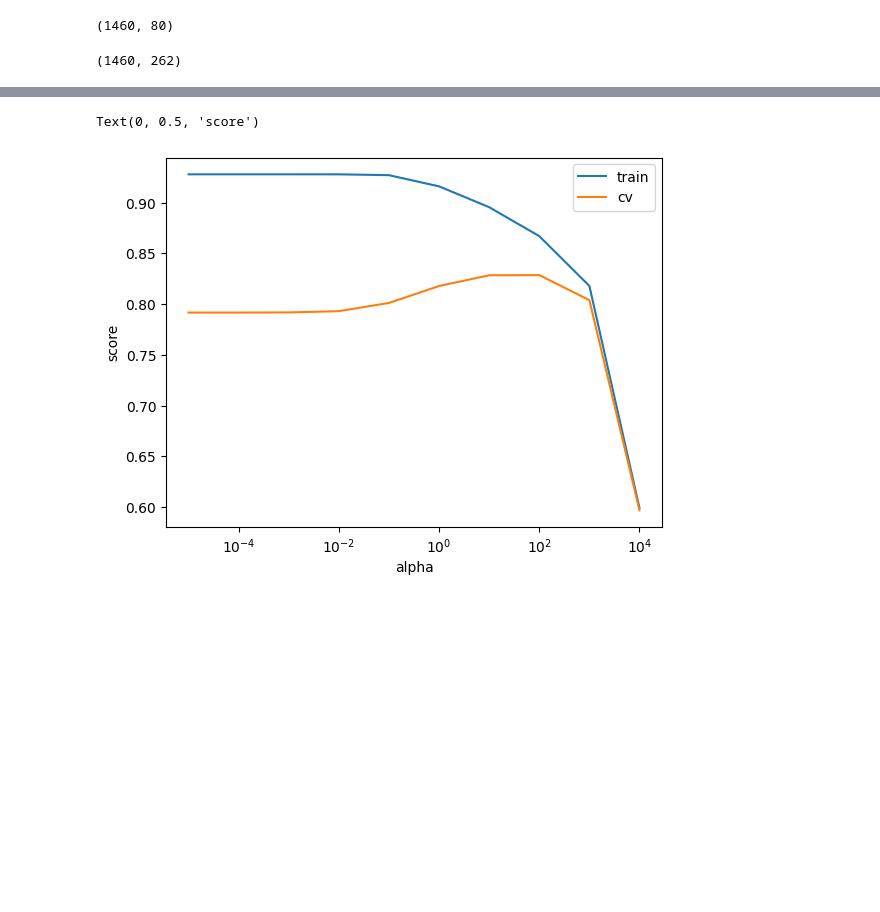
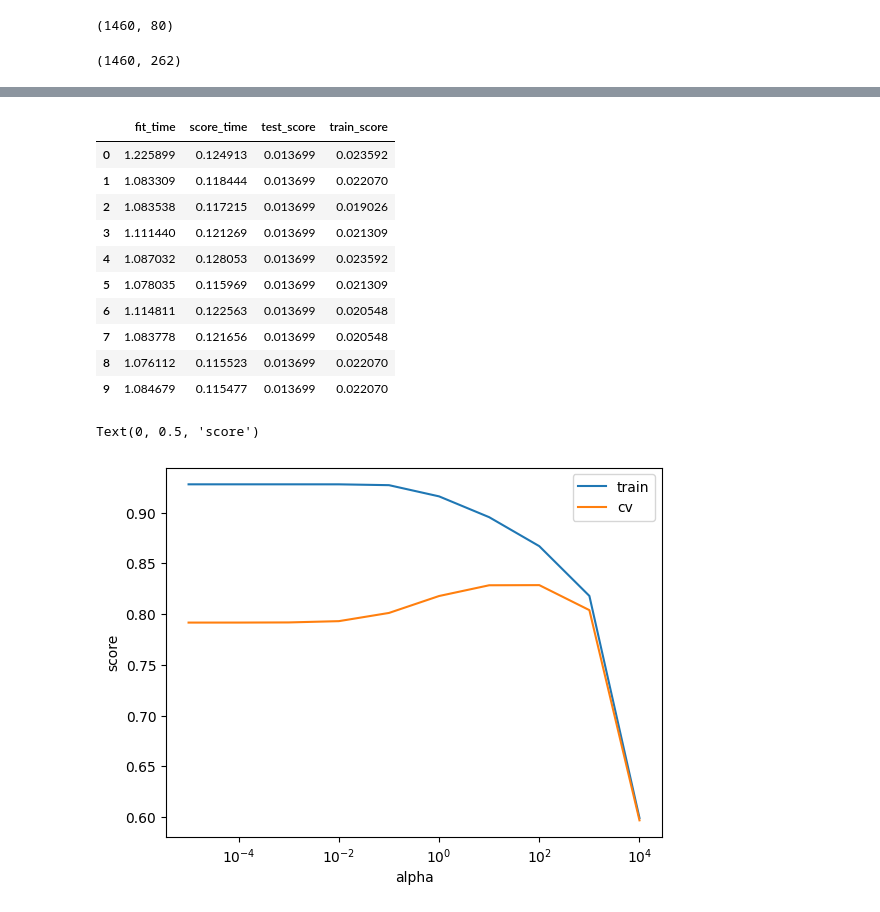
Before and after one commit to Vincent881909/ml-group124, a Jupyter notebook: src/housingprices.ipynb, the cells around one changed output, grey strips where cells are left out. Saved outputs shown, nothing was run; the diff lists cells and outputs as text; code cells hidden in the pictures; blank space fills up the shorter version.

```diff
--- a/src/housingprices.ipynb
+++ b/src/housingprices.ipynb
@@ -263,3 +320,20 @@ pd.DataFrame(cross_validate(lr_pipe, X_train, y_train, cv=10, return_train_score
+# %%
+from sklearn.svm import SVC
+
+clf = make_pipeline(preprocessor, SVC(gamma='auto'))
+pd.DataFrame(cross_validate(clf, X_train, y_train, cv=10, return_train_score=True))
+# %% [output]
+|  | fit_time | score_time | test_score | train_score |
+| 0 | 1.225899 | 0.124913 | 0.013699 | 0.023592 |
+| 1 | 1.083309 | 0.118444 | 0.013699 | 0.022070 |
+| 2 | 1.083538 | 0.117215 | 0.013699 | 0.019026 |
+| 3 | 1.111440 | 0.121269 | 0.013699 | 0.021309 |
+| 4 | 1.087032 | 0.128053 | 0.013699 | 0.023592 |
+| 5 | 1.078035 | 0.115969 | 0.013699 | 0.021309 |
+| 6 | 1.114811 | 0.122563 | 0.013699 | 0.020548 |
+| 7 | 1.083778 | 0.121656 | 0.013699 | 0.020548 |
+| 8 | 1.076112 | 0.115523 | 0.013699 | 0.022070 |
+| 9 | 1.084679 | 0.115477 | 0.013699 | 0.022070 |
 # %%
 # Exploring hyperparameter alpha
 # Could use other methods such as GridSearch etc..
```
Also changed, not shown: parts of 7 cells of this notebook.
